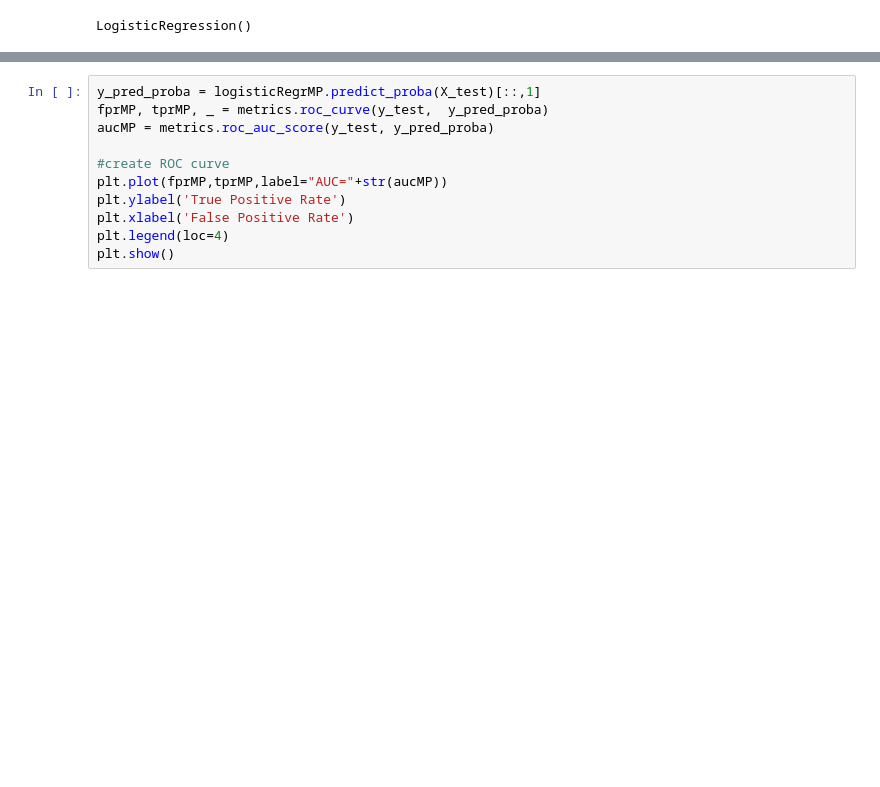
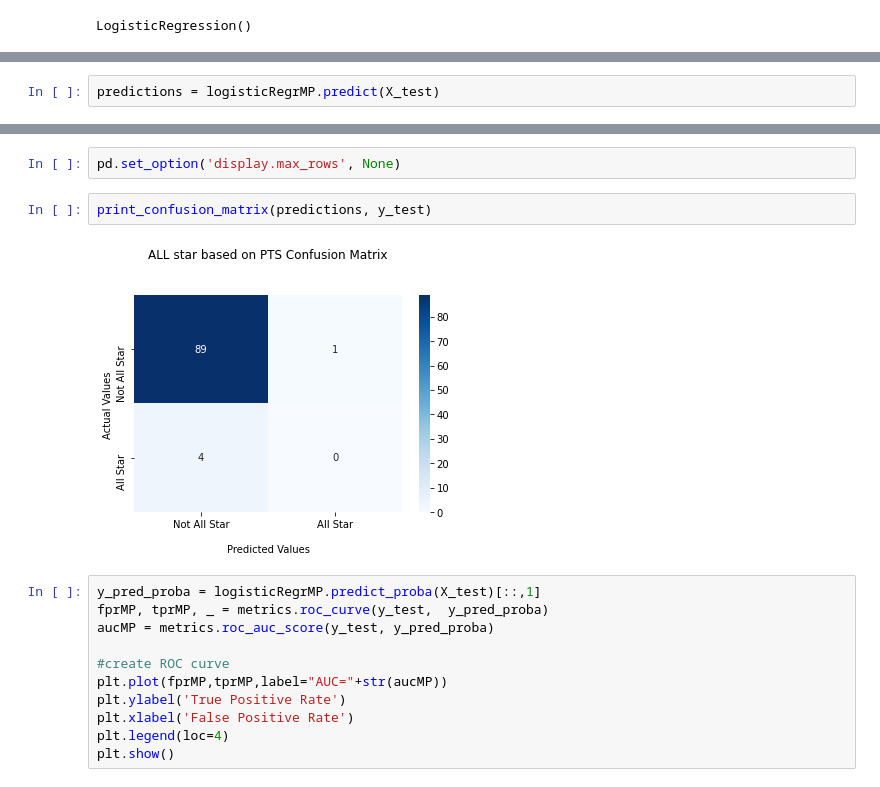
Before and after one commit to MennoCoehoorn/OZNAL, a Jupyter notebook: NBA.ipynb, the cells around one changed output, grey strips where cells are left out. Cells and saved outputs as stored; diff of their text form; blank space fills up the shorter version.

```diff
--- a/NBA.ipynb
+++ b/NBA.ipynb
@@ -1050,0 +1080,2 @@ print(predictions)
+# %%
+predictions = logisticRegrMP.predict(X_test)
@@ -1051,3 +1106,9 @@ print(predictions)
+# %%
+pd.set_option('display.max_rows', None)
+# %%
+print_confusion_matrix(predictions, y_test)
+# %% [output]
+[figure, added]
 # %%
 y_pred_proba = logisticRegrMP.predict_proba(X_test)[::,1]
 fprMP, tprMP, _ = metrics.roc_curve(y_test,  y_pred_proba)
```
Also changed, not shown: parts of 17 cells of this notebook.
